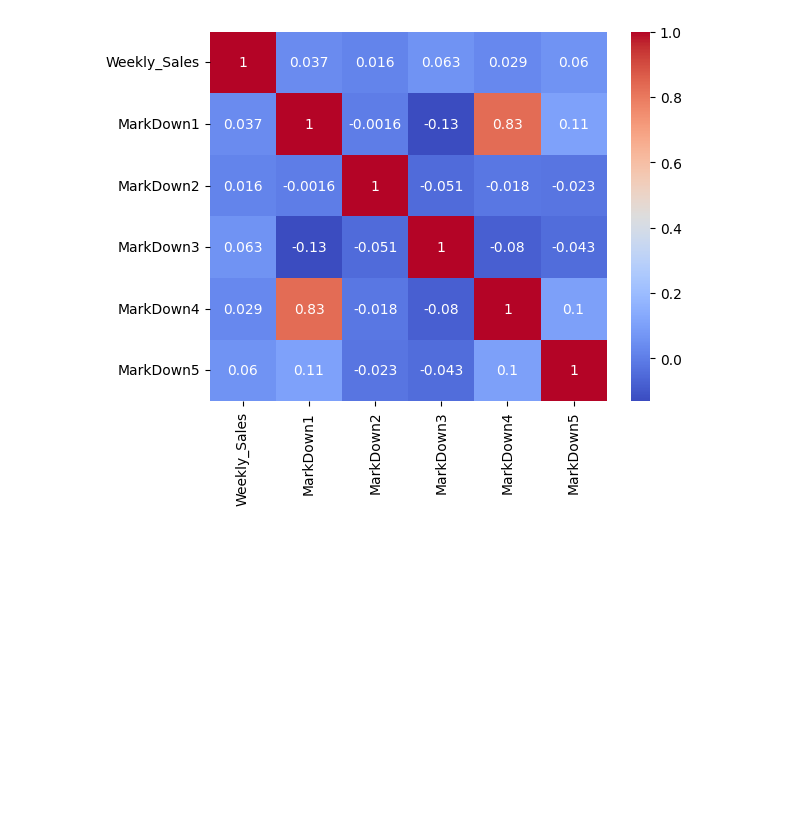
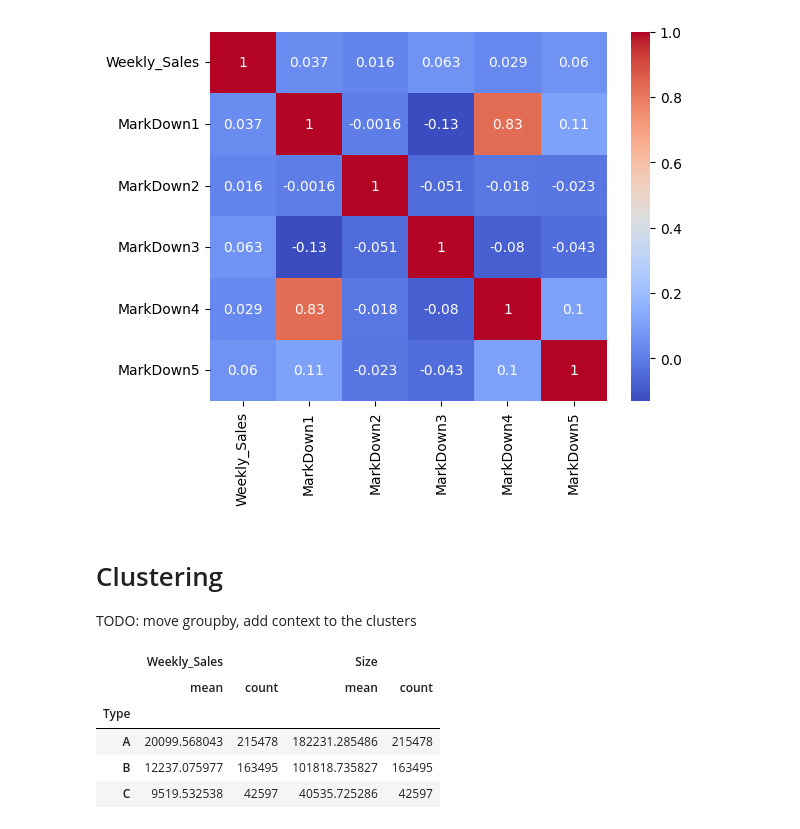
Before and after one commit to JakubKrz/Walmart-sales-analysis, a Jupyter notebook: Walmart-sales-analysis.ipynb, the cells around one changed output. Cells and saved outputs as stored; diff of their text form; code cells hidden in the pictures; blank space fills up the shorter version.

```diff
--- a/Walmart-sales-analysis.ipynb
+++ b/Walmart-sales-analysis.ipynb
@@ -176,3 +207,14 @@ sns.heatmap(cor_markdown, annot=True, cmap='coolwarm')
 plt.show()
 # %% [output]
 [figure]
+# %% [markdown]
+<h1> Clustering </h1> TODO: move groupby, add context to the clusters
+# %%
+merged_data.groupby('Type')[['Weekly_Sales','Size']].agg(['mean','count'])
+# %% [output]
+|  | Weekly_Sales |  | Size |  |
+|  | mean | count | mean | count |
+| Type |  |  |  |  |
+| A | 20099.568043 | 215478 | 182231.285486 | 215478 |
+| B | 12237.075977 | 163495 | 101818.735827 | 163495 |
+| C | 9519.532538 | 42597 | 40535.725286 | 42597 |
```
Also changed, not shown: parts of 11 cells of this notebook.
